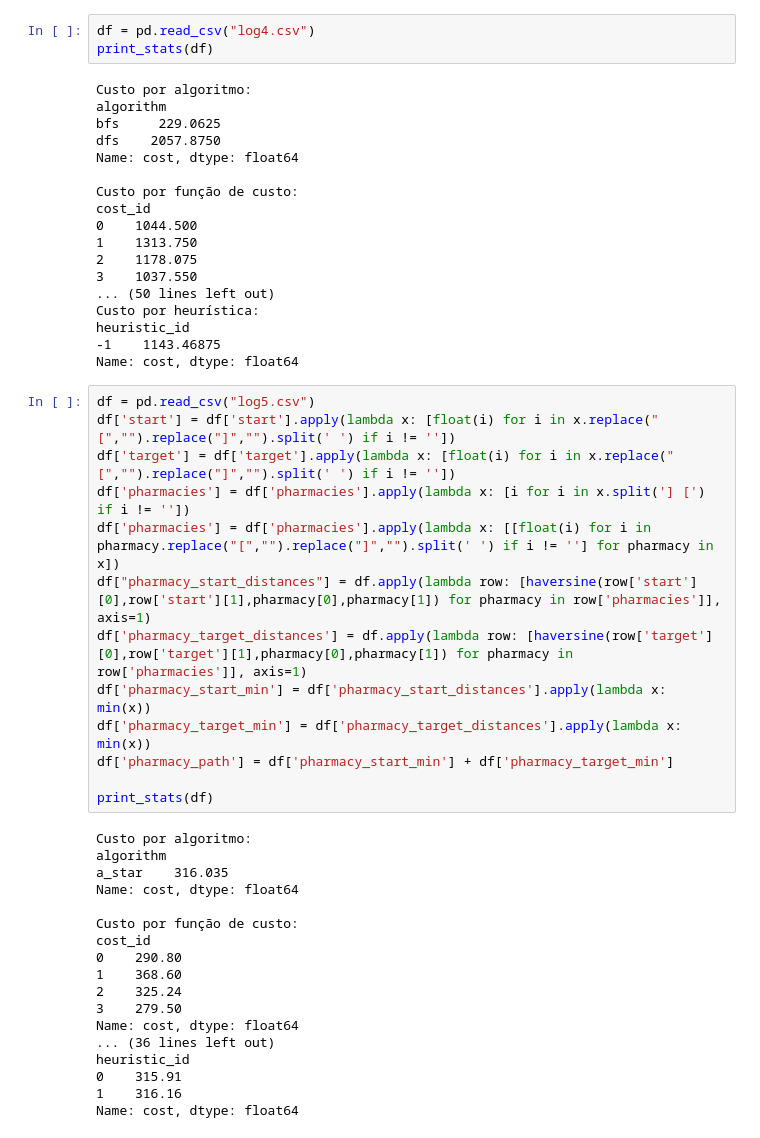
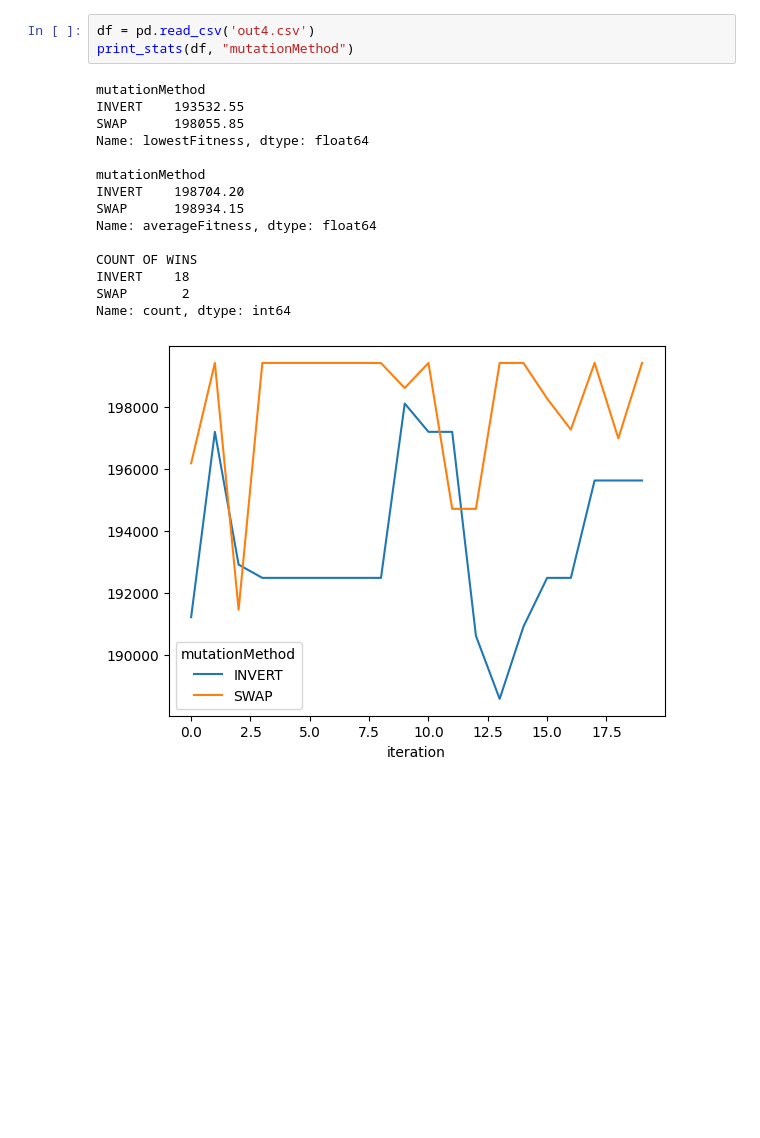
Before and after one commit to fagner02/Genetic-Algorithm, a Jupyter notebook: .ipynb, the cells around one changed output. Saved outputs shown, nothing was run; the diff lists cells and outputs as text; blank space fills up the shorter version.

```diff
--- a/.ipynb
+++ b/.ipynb
@@ -116,52 +83,19 @@ Name: cost, dtype: float64
 # %%
-df = pd.read_csv("log4.csv")
-print_stats(df)
+df = pd.read_csv('out4.csv')
+print_stats(df, "mutationMethod")
 # %% [output]
-Custo por algoritmo:
-algorithm
-bfs     229.0625
-dfs    2057.8750
-Name: cost, dtype: float64
+mutationMethod
+INVERT    193532.55
+SWAP      198055.85
+Name: lowestFitness, dtype: float64
 
-Custo por função de custo:
-cost_id
-0    1044.500
-1    1313.750
-2    1178.075
-3    1037.550
-... (50 lines left out)
-Custo por heurística:
-heuristic_id
--1    1143.46875
-Name: cost, dtype: float64
+mutationMethod
+INVERT    198704.20
+SWAP      198934.15
+Name: averageFitness, dtype: float64
+
+COUNT OF WINS
+INVERT    18
+SWAP       2
+Name: count, dtype: int64
+[figure, added]
-# %%
-df = pd.read_csv("log5.csv")
-df['start'] = df['start'].apply(lambda x: [float(i) for i in x.replace("[","").replace("]","").split(' ') if i != ''])
-df['target'] = df['target'].apply(lambda x: [float(i) for i in x.replace("[","").replace("]","").split(' ') if i != ''])
-df['pharmacies'] = df['pharmacies'].apply(lambda x: [i for i in x.split('] [') if i != ''])
-df['pharmacies'] = df['pharmacies'].apply(lambda x: [[float(i) for i in pharmacy.replace("[","").replace("]","").split(' ') if i != ''] for pharmacy in x])
-df["pharmacy_start_distances"] = df.apply(lambda row: [haversine(row['start'][0],row['start'][1],pharmacy[0],pharmacy[1]) for pharmacy in row['pharmacies']], axis=1)
-df['pharmacy_target_distances'] = df.apply(lambda row: [haversine(row['target'][0],row['target'][1],pharmacy[0],pharmacy[1]) for pharmacy in row['pharmacies']], axis=1)
-df['pharmacy_start_min'] = df['pharmacy_start_distances'].apply(lambda x: min(x))
-df['pharmacy_target_min'] = df['pharmacy_target_distances'].apply(lambda x: min(x))
-df['pharmacy_path'] = df['pharmacy_start_min'] + df['pharmacy_target_min']
-
-print_stats(df)
-# %% [output]
-Custo por algoritmo:
-algorithm
-a_star    316.035
-Name: cost, dtype: float64
-
-Custo por função de custo:
-cost_id
-0    290.80
-1    368.60
-2    325.24
-3    279.50
-Name: cost, dtype: float64
-... (36 lines left out)
-heuristic_id
-0    315.91
-1    316.16
-Name: cost, dtype: float64
```
Also changed, not shown: parts of 7 cells of this notebook, 7 other files.
